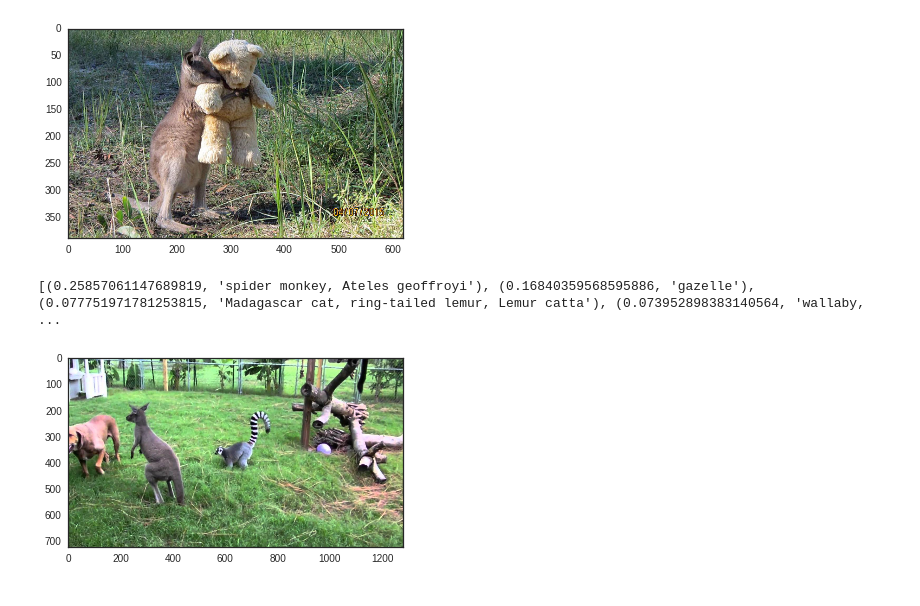
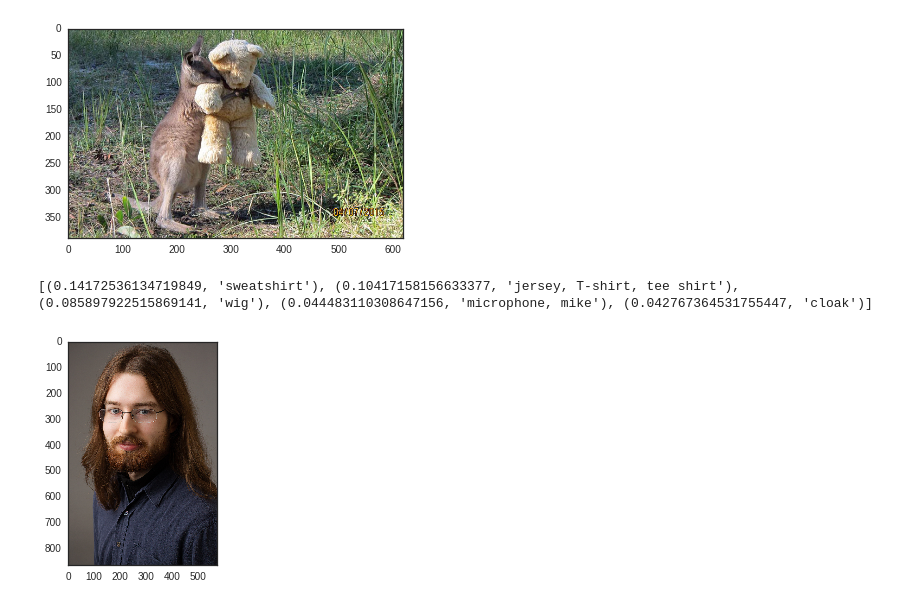
Before and after one commit to Random-Word/nnlecture, a Jupyter notebook: Neural Networks Lecture.ipynb, the cells around one changed output. Drawn from its saved outputs; the diff is of its cells as text; code cells hidden in the pictures.

```diff
--- a/Neural Networks Lecture.ipynb
+++ b/Neural Networks Lecture.ipynb
@@ -422,7 +422,8 @@ web_predict("http://i.telegraph.co.uk/multimedia/archive/03400/Doodlebug_3400501
 [(0.23846599459648132, 'whippet'), (0.16218060255050659, 'wallaby, brush kangaroo'), (0.061153601855039597, 'Weimaraner'), (0.029129087924957275, 'bluetick'), (0.025986736640334129, 'Madagascar cat, r ...
 [figure]
 # %%
-web_predict("https://i.ytimg.com/vi/S6uQgFxnvwE/maxresdefault.jpg")
+web_predict("https://storage.googleapis.com/thedataincubator/fellows/201601/photos/145046501296-ross_story.jpg")
+#"https://i.ytimg.com/vi/S6uQgFxnvwE/maxresdefault.jpg")
 # %% [output]
-[(0.25857061147689819, 'spider monkey, Ateles geoffroyi'), (0.16840359568595886, 'gazelle'), (0.077751971781253815, 'Madagascar cat, ring-tailed lemur, Lemur catta'), (0.073952898383140564, 'wallaby,  ...
+[(0.14172536134719849, 'sweatshirt'), (0.10417158156633377, 'jersey, T-shirt, tee shirt'), (0.085897922515869141, 'wig'), (0.044483110308647156, 'microphone, mike'), (0.042767364531755447, 'cloak')]
-[figure, old version]
+[figure, new version]
```
Also changed, not shown: parts of 6 cells of this notebook.
